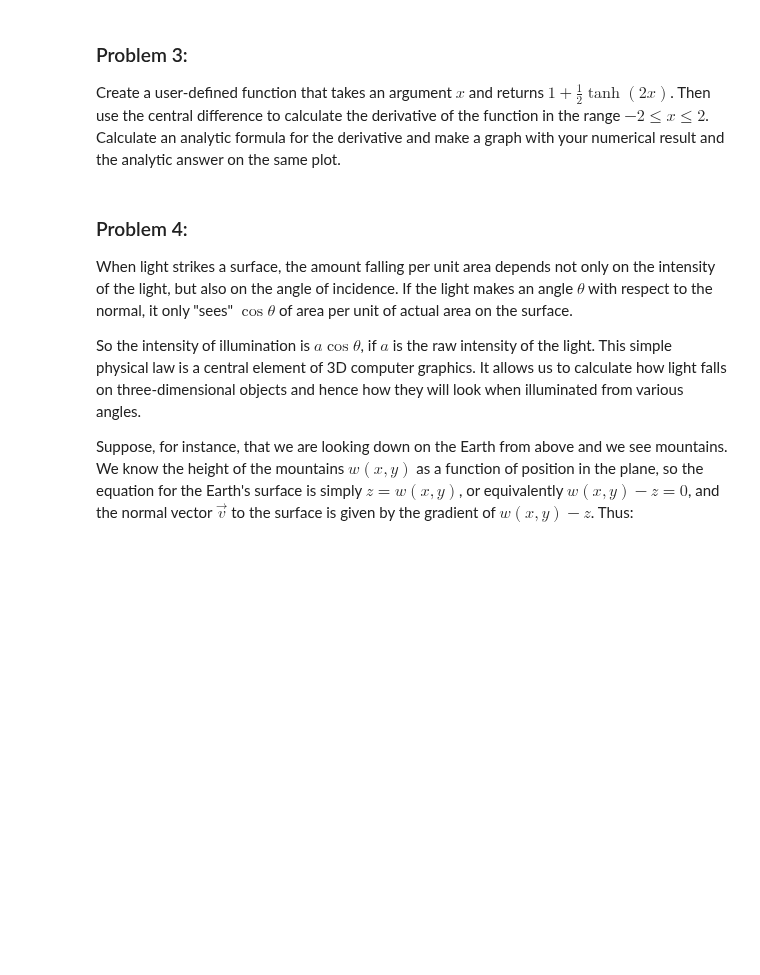
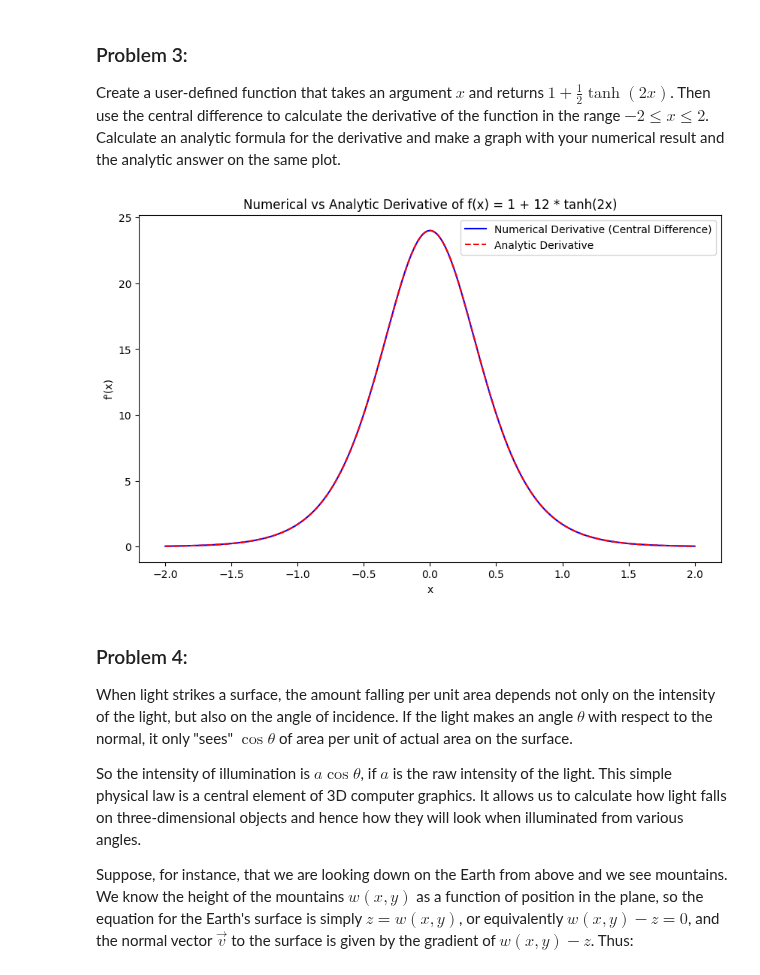
Before and after one commit to CWCopeland/ComputationalPhysics, a Jupyter notebook: Homework/Homework_03.ipynb, the cells around one changed output. Cells and saved outputs as stored; diff of their text form; code cells hidden in the pictures; blank space fills up the shorter version.

```diff
--- a/Homework/Homework_03.ipynb
+++ b/Homework/Homework_03.ipynb
@@ -27,6 +114,34 @@ Note that there is no known way to perform this particular integral analytically
 ### Problem 3:
 
 Create a user-defined function that takes an argument $x$ and returns $1 + \frac{1}{2}\tanh(2x)$.  Then use the central difference to calculate the derivative of the function in the range $-2\le x\le2$.  Calculate an analytic formula for the derivative and make a graph with your numerical result and the analytic answer on the same plot.
+# %%
+def f(x):
+    return 1 + 12 * np.tanh(2 * x)
+
+def central_difference(func, x, h=1e-5):
+    return (func(x + h) - func(x - h)) / (2 * h)
+
+def analytic_derivative(x):
+    return 24 * (1 - np.tanh(2 * x)**2)
+
+x_values = np.linspace(-2, 2, 400)
+
+numerical_derivative = np.array([central_difference(f, x) for x in x_values])
+
+analytic_derivative_values = analytic_derivative(x_values)
+
+plt.figure(figsize=(10, 6))
+plt.plot(x_values, numerical_derivative, label="Numerical Derivative (Central Difference)", color='b')
+plt.plot(x_values, analytic_derivative_values, label="Analytic Derivative", color='r', linestyle='--')
+
+plt.title("Numerical vs Analytic Derivative of f(x) = 1 + 12 * tanh(2x)")
+plt.xlabel("x")
+plt.ylabel("f'(x)")
+plt.legend()
+
+plt.show()
+# %% [output]
+[figure, added]
 # %% [markdown]
 ### Problem 4:
 
```
Also changed, not shown: parts of 3 cells of this notebook.
